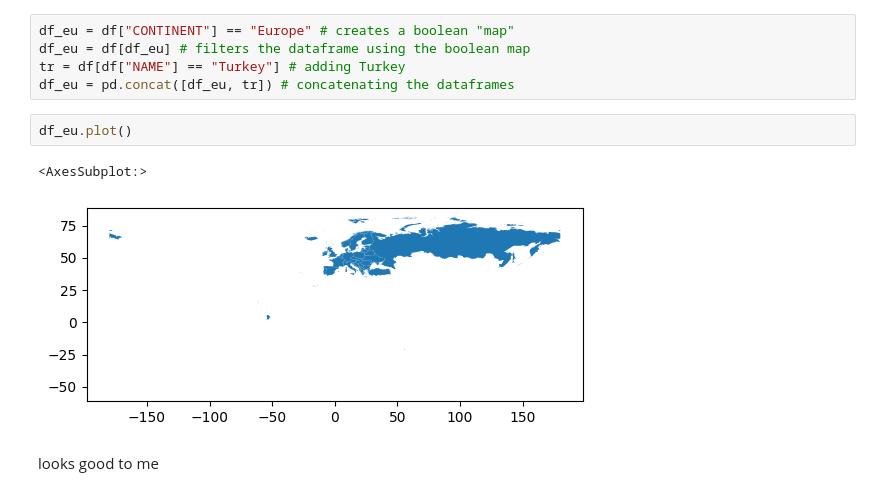
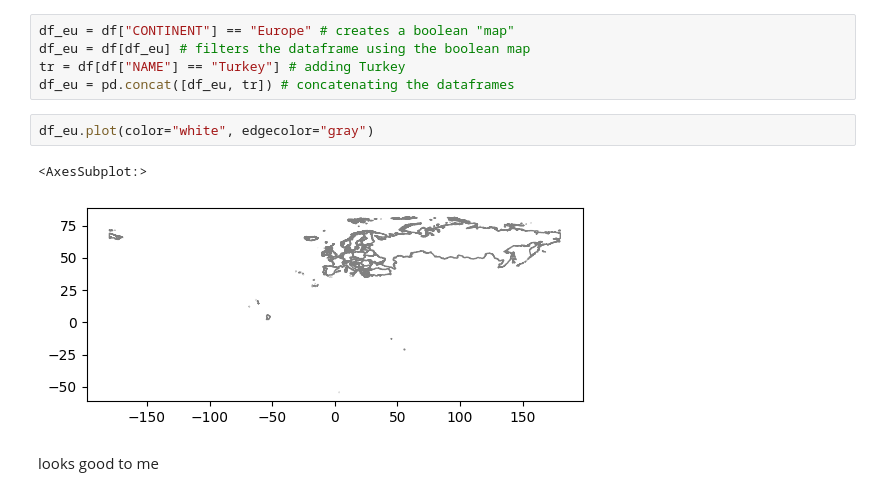
Before and after one commit to grndng/30DayMapChallenge, a Jupyter notebook: Day01/Day01_Points.ipynb, the cells around one changed output. Cells and saved outputs as stored; diff of their text form.

```diff
--- a/Day01/Day01_Points.ipynb
+++ b/Day01/Day01_Points.ipynb
@@ -13,10 +13,10 @@ df_eu = df[df_eu] # filters the dataframe using the boolean map
 tr = df[df["NAME"] == "Turkey"] # adding Turkey
 df_eu = pd.concat([df_eu, tr]) # concatenating the dataframes
 # %%
-df_eu.plot()
+df_eu.plot(color="white", edgecolor="gray")
 # %% [output]
 <AxesSubplot:>
-[figure, old version]
+[figure, new version]
 # %% [markdown]
 looks good to me
 # %%
```
Also changed, not shown: parts of 8 cells of this notebook, 3 other files.
